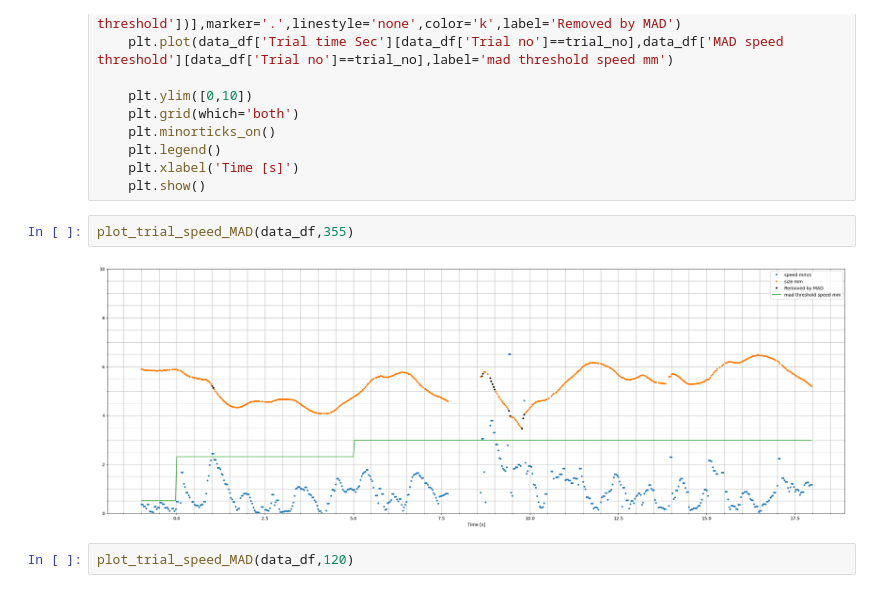
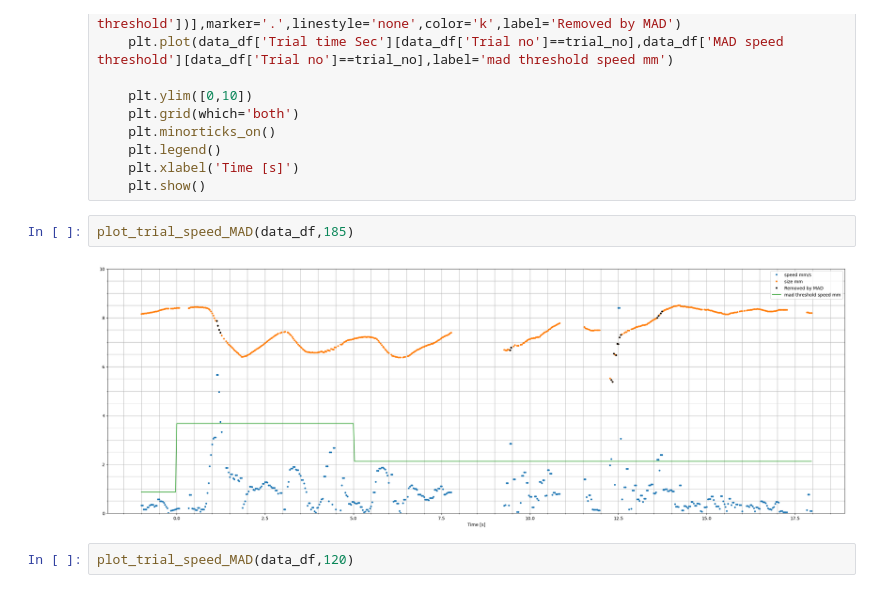
Before and after one commit to tscnlab/civibe_pupilprep, a Jupyter notebook: notebooks/prep_detect_remove_artifacts.ipynb, the cells around one changed output. Drawn from its saved outputs; the diff is of its cells as text.

```diff
--- a/notebooks/prep_detect_remove_artifacts.ipynb
+++ b/notebooks/prep_detect_remove_artifacts.ipynb
@@ -186,9 +170,9 @@ def plot_trial_speed_MAD(data_df,trial_no):
     plt.xlabel('Time [s]')
     plt.show()
 # %%
-plot_trial_speed_MAD(data_df,355)
+plot_trial_speed_MAD(data_df,185)
 # %% [output]
-[figure, old version]
+[figure, new version]
 # %%
 plot_trial_speed_MAD(data_df,120)
 # %% [output]
```
Also changed, not shown: parts of 27 cells of this notebook.
